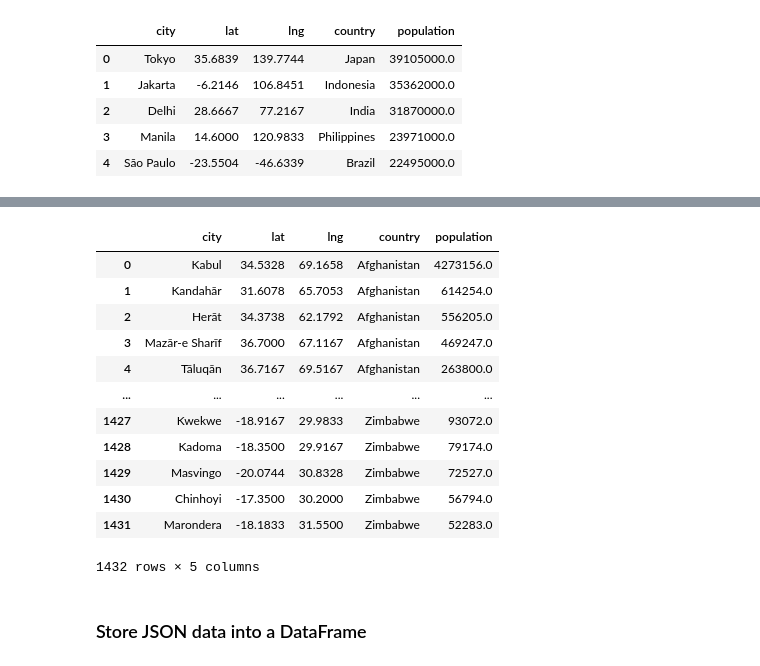
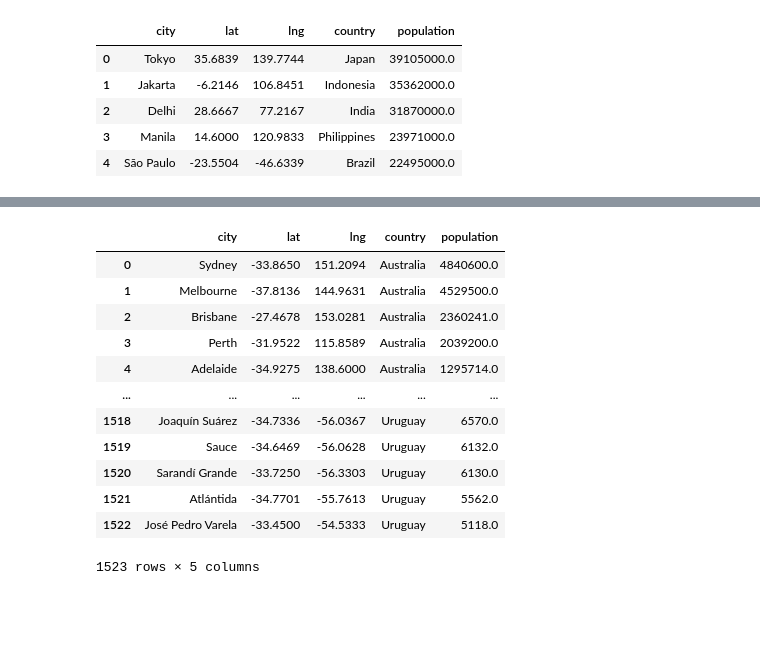
Before and after one commit to zwcrowley/Project_2_ETL_KPflugi_ZCrowley, a Jupyter notebook: zack_api_etl_proj2.ipynb, the cells around one changed output, grey strips where cells are left out. Saved outputs shown, nothing was run; the diff lists cells and outputs as text; code cells hidden in the pictures; blank space fills up the shorter version.

```diff
--- a/zack_api_etl_proj2.ipynb
+++ b/zack_api_etl_proj2.ipynb
@@ -63,11 +71,14 @@ big_cities_data_df.head()
 # %%
-# Filter big_cities_data_df to only cities that are in the countries in the happiness_data_df
-
-# First get a list of countries from happiness_df:
-happiness_cntry_list = list(happiness_data_df["Country or region"])
+# Filter big_cities_data_df to only cities that are in the countries from the happiness_data_df
+# First, filter happiness_data_df to get the top 40 countries by rank for that data:
+top40_happiness_df = happiness_data_df.loc[(happiness_data_df["Overall rank"] <= 40)]
+# This will be one table in database:
+top40_happiness_df
+# Next, get a list of countries from top40_happiness_df:
+top40_happ_cntry_list = list(top40_happiness_df["Country or region"])
 
 # Then, filter big_cities_data_df by the col of "country" using the happiness_cntry_list inside isin():
-cities_data_df = big_cities_data_df[big_cities_data_df["country"].isin(happiness_cntry_list)]
+cities_data_df = big_cities_data_df[big_cities_data_df["country"].isin(top40_happ_cntry_list)]
 cities_data_df
 # %% [output]
 |  | city | lat | lng | country | population |
@@ -86,22 +97,20 @@ cities_data_df
 # %%
 # Next, sort cities_data_df by country and population
-top10_cities_data_df = cities_data_df.sort_values(by=['country', 'population'], ascending=[True, False])
-# Finally, groupby country and take the top 10 cities based on population
-top10_cities_data_df = top10_cities_data_df.groupby(by=['country'], as_index=False, sort=False).head(10).reset_index(drop=True)
-top10_cities_data_df
+top_cities_data_df = cities_data_df.sort_values(by=['country', 'population'], ascending=[True, False])
+# Finally, groupby country and take the top 50 cities based on population
+top_cities_data_df = top_cities_data_df.groupby(by=['country'], as_index=False, sort=False).head(50).reset_index(drop=True)
+top_cities_data_df
 # %% [output]
 |  | city | lat | lng | country | population |
-| 0 | Kabul | 34.5328 | 69.1658 | Afghanistan | 4273156.0 |
-| 1 | Kandahār | 31.6078 | 65.7053 | Afghanistan | 614254.0 |
-| 2 | Herāt | 34.3738 | 62.1792 | Afghanistan | 556205.0 |
-| 3 | Mazār-e Sharīf | 36.7000 | 67.1167 | Afghanistan | 469247.0 |
-| 4 | Tāluqān | 36.7167 | 69.5167 | Afghanistan | 263800.0 |
+| 0 | Sydney | -33.8650 | 151.2094 | Australia | 4840600.0 |
+| 1 | Melbourne | -37.8136 | 144.9631 | Australia | 4529500.0 |
+| 2 | Brisbane | -27.4678 | 153.0281 | Australia | 2360241.0 |
+| 3 | Perth | -31.9522 | 115.8589 | Australia | 2039200.0 |
+| 4 | Adelaide | -34.9275 | 138.6000 | Australia | 1295714.0 |
 | ... | ... | ... | ... | ... | ... |
-| 1427 | Kwekwe | -18.9167 | 29.9833 | Zimbabwe | 93072.0 |
-| 1428 | Kadoma | -18.3500 | 29.9167 | Zimbabwe | 79174.0 |
-| 1429 | Masvingo | -20.0744 | 30.8328 | Zimbabwe | 72527.0 |
-| 1430 | Chinhoyi | -17.3500 | 30.2000 | Zimbabwe | 56794.0 |
-| 1431 | Marondera | -18.1833 | 31.5500 | Zimbabwe | 52283.0 |
+| 1518 | Joaquín Suárez | -34.7336 | -56.0367 | Uruguay | 6570.0 |
+| 1519 | Sauce | -34.6469 | -56.0628 | Uruguay | 6132.0 |
+| 1520 | Sarandí Grande | -33.7250 | -56.3303 | Uruguay | 6130.0 |
+| 1521 | Atlántida | -34.7701 | -55.7613 | Uruguay | 5562.0 |
+| 1522 | José Pedro Varela | -33.4500 | -54.5333 | Uruguay | 5118.0 |
-1432 rows × 5 columns
+1523 rows × 5 columns
-# %% [markdown]
-### Store JSON data into a DataFrame
```
Also changed, not shown: parts of 23 cells of this notebook.
